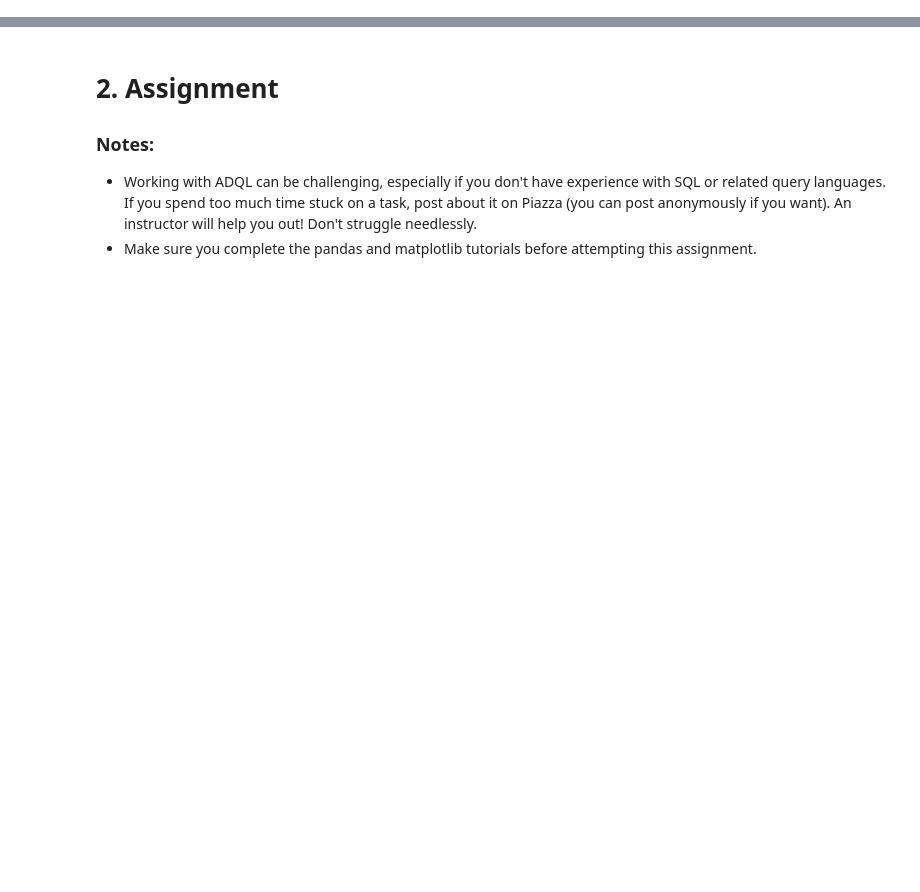
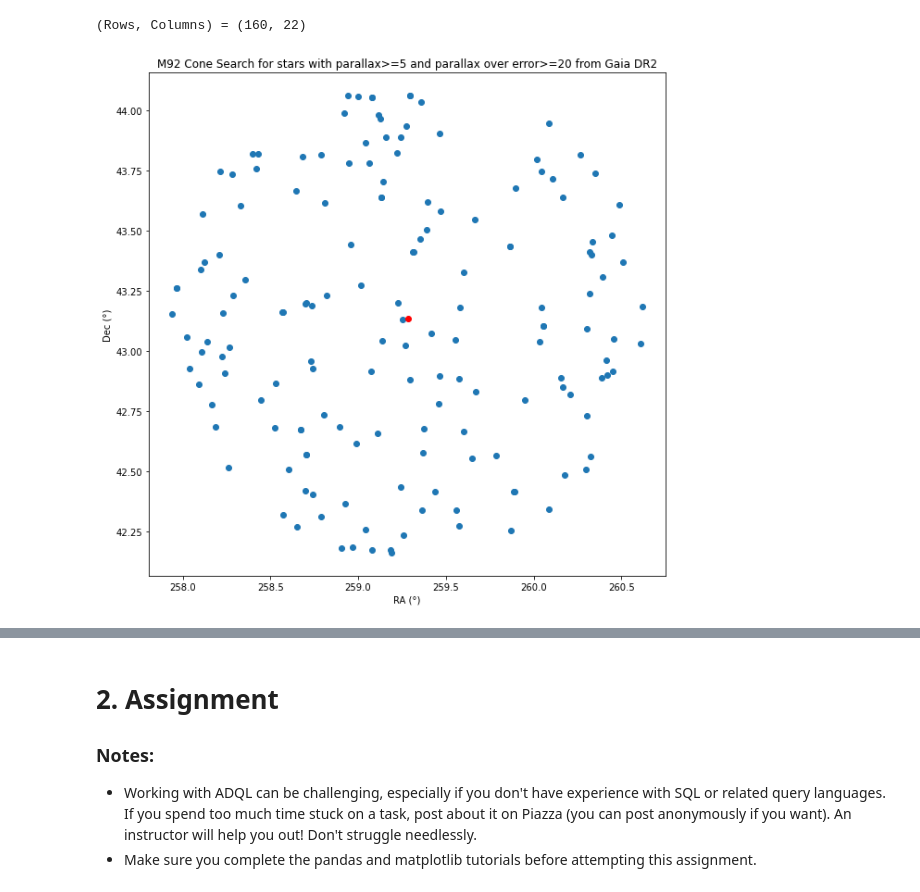
Before and after one commit to howardisaacson/Intro-to-Astro-2021, a Jupyter notebook: Week3_gaia_exoplanet_archive/GaiaTutorialAssignment.ipynb, the cells around one changed output, grey strips where cells are left out. Cells and saved outputs as stored; diff of their text form; code cells hidden in the pictures; blank space fills up the shorter version.

```diff
--- a/Week3_gaia_exoplanet_archive/GaiaTutorialAssignment.ipynb
+++ b/Week3_gaia_exoplanet_archive/GaiaTutorialAssignment.ipynb
@@ -195,0 +150,18 @@ closest
+# %%
+#For example, let's repeat the above plot
+m92 = pd.read_csv('data/m92.csv') # I renamed my csv file to 'm92.csv' and put it in the the subfolder 'data'
+print("(Rows, Columns) =", m92.shape) # Here we can see that we got only 160 stars
+
+fig = plt.figure(figsize = [10,10]) # Defining and sizing figure
+
+plt.scatter(m92['ra'], m92['dec']) # Creating a scatter-plot
+plt.plot(259.2833, 43.1358, 'ro') # Plotting the coordinates of M92 in red
+
+#Setting labels and title
+plt.xlabel('RA (°)')
+plt.ylabel('Dec (°)')
+plt.title('M92 Cone Search for stars with parallax>=5 and parallax over error>=20 from Gaia DR2')
+plt.show()
+# %% [output]
+(Rows, Columns) = (160, 22)
+[figure, added]
```
Also changed, not shown: parts of 47 cells of this notebook.
